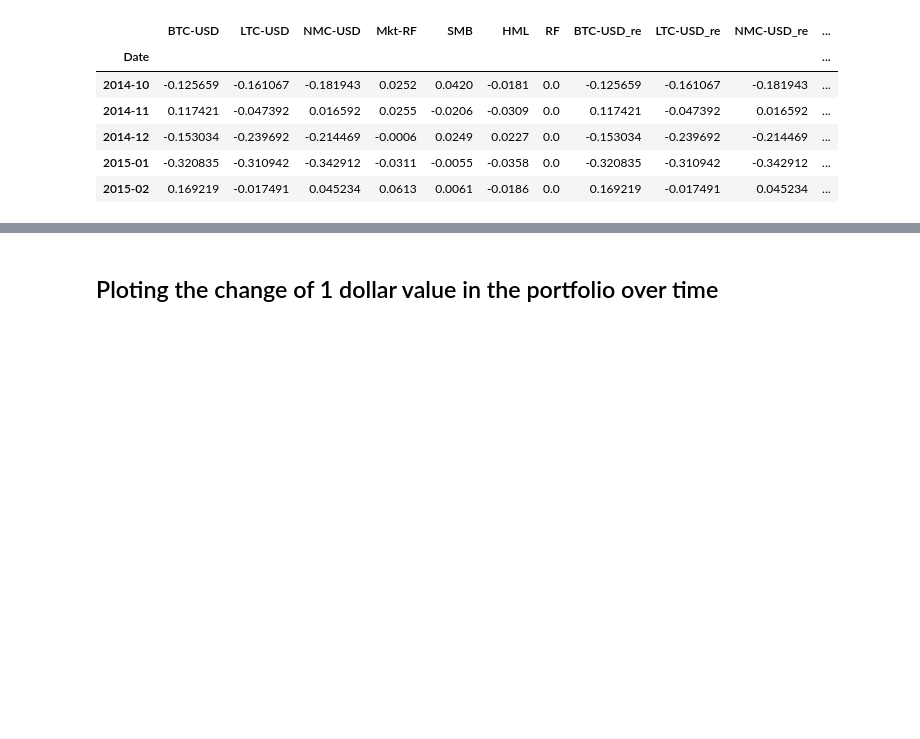
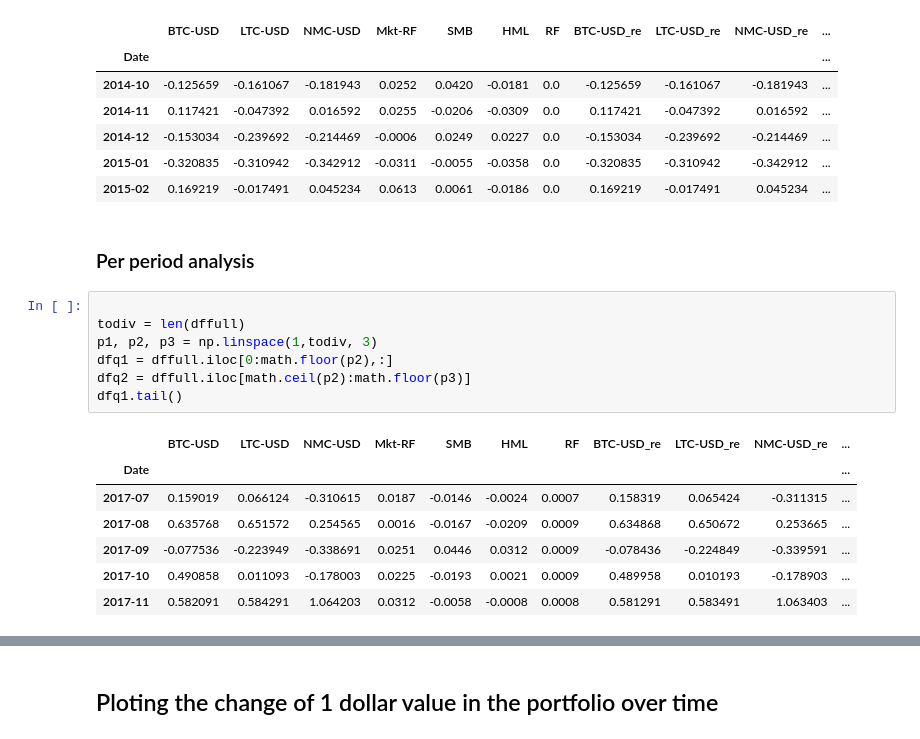
Before and after one commit to maxbranting/investment-theory, a Jupyter notebook: crypto-portfolio.ipynb, the cells around one changed output, grey strips where cells are left out. Saved outputs shown, nothing was run; the diff lists cells and outputs as text; blank space fills up the shorter version.

Commit message:
adding periods to crypto analysis

```diff
--- a/crypto-portfolio.ipynb
+++ b/crypto-portfolio.ipynb
@@ -221,3 +213,20 @@ dffull.head()
 | 2014-12 | -0.153034 | -0.239692 | -0.214469 | -0.0006 | 0.0249 | 0.0227 | 0.0 | -0.153034 | -0.239692 | -0.214469 | ... |
 | 2015-01 | -0.320835 | -0.310942 | -0.342912 | -0.0311 | -0.0055 | -0.0358 | 0.0 | -0.320835 | -0.310942 | -0.342912 | ... |
 | 2015-02 | 0.169219 | -0.017491 | 0.045234 | 0.0613 | 0.0061 | -0.0186 | 0.0 | 0.169219 | -0.017491 | 0.045234 | ... |
+# %% [markdown]
+### Per period analysis
+# %%
+
+todiv = len(dffull)
+p1, p2, p3 = np.linspace(1,todiv, 3)
+dfq1 = dffull.iloc[0:math.floor(p2),:]
+dfq2 = dffull.iloc[math.ceil(p2):math.floor(p3)]
+dfq1.tail()
+# %% [output]
+|  | BTC-USD | LTC-USD | NMC-USD | Mkt-RF | SMB | HML | RF | BTC-USD_re | LTC-USD_re | NMC-USD_re | ... |
+| Date |  |  |  |  |  |  |  |  |  |  | ... |
+| 2017-07 | 0.159019 | 0.066124 | -0.310615 | 0.0187 | -0.0146 | -0.0024 | 0.0007 | 0.158319 | 0.065424 | -0.311315 | ... |
+| 2017-08 | 0.635768 | 0.651572 | 0.254565 | 0.0016 | -0.0167 | -0.0209 | 0.0009 | 0.634868 | 0.650672 | 0.253665 | ... |
+| 2017-09 | -0.077536 | -0.223949 | -0.338691 | 0.0251 | 0.0446 | 0.0312 | 0.0009 | -0.078436 | -0.224849 | -0.339591 | ... |
+| 2017-10 | 0.490858 | 0.011093 | -0.178003 | 0.0225 | -0.0193 | 0.0021 | 0.0009 | 0.489958 | 0.010193 | -0.178903 | ... |
+| 2017-11 | 0.582091 | 0.584291 | 1.064203 | 0.0312 | -0.0058 | -0.0008 | 0.0008 | 0.581291 | 0.583491 | 1.063403 | ... |
```
Also changed, not shown: parts of 3 cells of this notebook.
